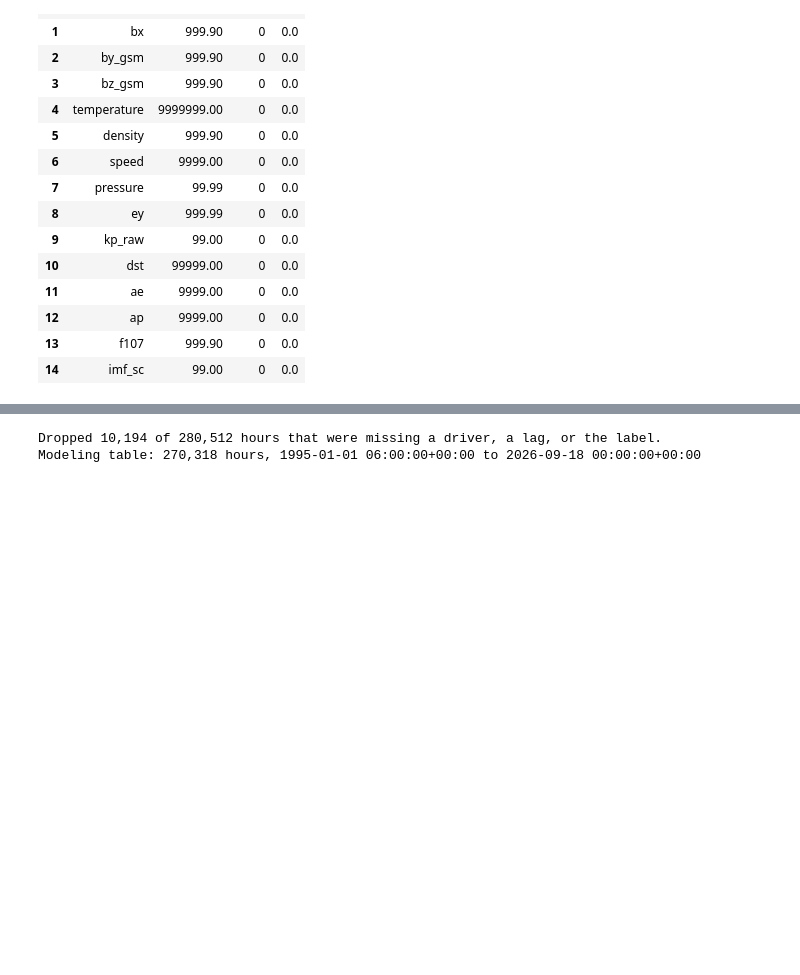
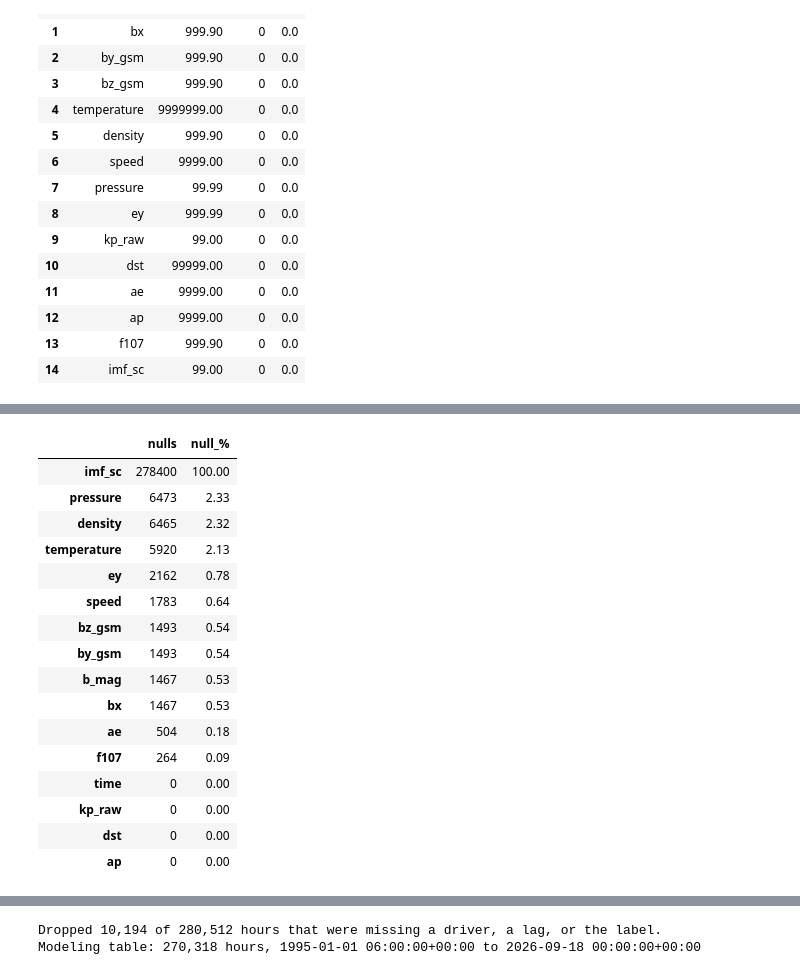
Before and after one commit to w-winnie/SpaceWeather, a Jupyter notebook: notebooks/storm_forecast.ipynb, the cells around one changed output, grey strips where cells are left out. Saved outputs shown, nothing was run; the diff lists cells and outputs as text; code cells hidden in the pictures; blank space fills up the shorter version.

```diff
--- a/notebooks/storm_forecast.ipynb
+++ b/notebooks/storm_forecast.ipynb
@@ -230,0 +294,24 @@ Kp encoding, smallest stored values: [np.float64(0.0), np.float64(3.0), np.float
+# %%
+nulls = pd.DataFrame({
+    "nulls": raw2.isna().sum(),
+    "null_%": (100 * raw2.isna().mean()).round(2),
+}).sort_values("nulls", ascending=False)
+nulls
+# %% [output]
+|  | nulls | null_% |
+| imf_sc | 278400 | 100.00 |
+| pressure | 6473 | 2.33 |
+| density | 6465 | 2.32 |
+| temperature | 5920 | 2.13 |
+| ey | 2162 | 0.78 |
+| speed | 1783 | 0.64 |
+| bz_gsm | 1493 | 0.54 |
+| by_gsm | 1493 | 0.54 |
+| b_mag | 1467 | 0.53 |
+| bx | 1467 | 0.53 |
+| ae | 504 | 0.18 |
+| f107 | 264 | 0.09 |
+| time | 0 | 0.00 |
+| kp_raw | 0 | 0.00 |
+| dst | 0 | 0.00 |
+| ap | 0 | 0.00 |
```
Also changed, not shown: parts of 60 cells of this notebook.
